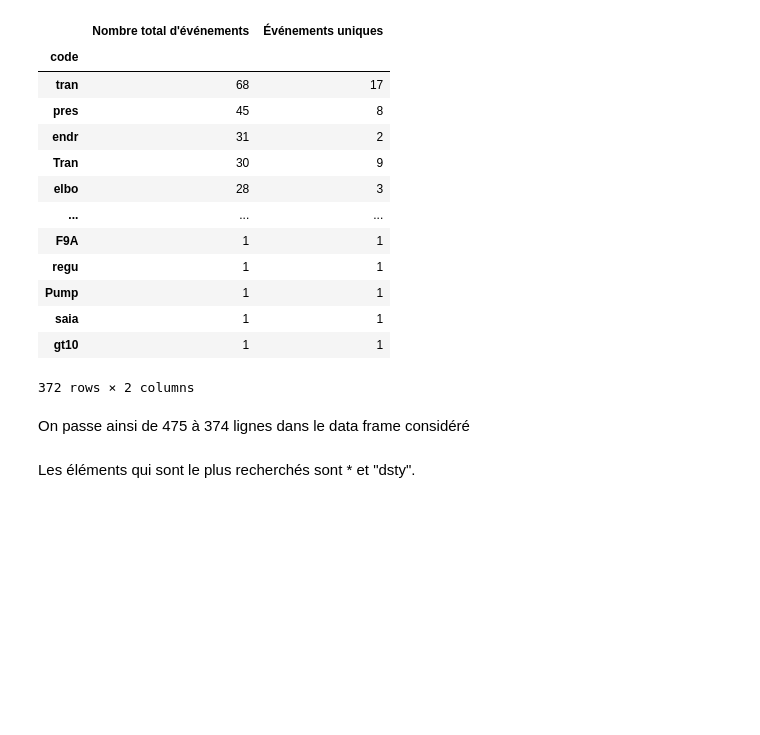
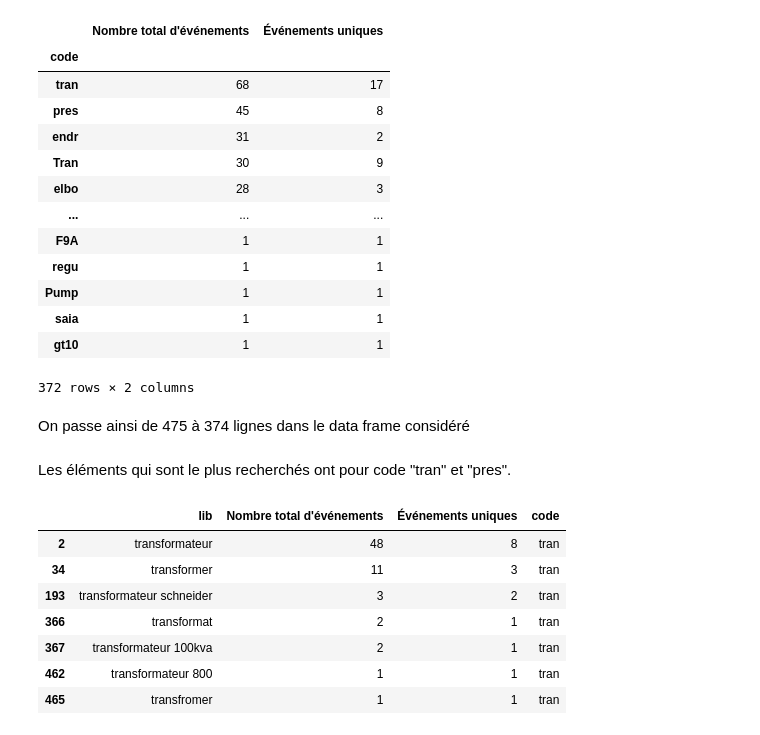
Before and after one commit to agatherosenzweig/Exercices-9_12, a Jupyter notebook: Exercices .ipynb, the cells around one changed output. Drawn from its saved outputs; the diff is of its cells as text; code cells hidden in the pictures; blank space fills up the shorter version.

```diff
--- a/Exercices .ipynb
+++ b/Exercices .ipynb
@@ -652,4 +664,15 @@ bdd
 # %% [markdown]
 On passe ainsi de 475 à 374 lignes dans le data frame considéré
 # %% [markdown]
-Les éléments qui sont le plus recherchés sont * et "dsty".
+Les éléments qui sont le plus recherchés ont pour code  "tran" et "pres".
+# %%
+bdd_1[bdd_1["code"] == "tran"]
+# %% [output]
+|  | lib | Nombre total d'événements | Événements uniques | code |
+| 2 | transformateur | 48 | 8 | tran |
+| 34 | transformer | 11 | 3 | tran |
+| 193 | transformateur schneider | 3 | 2 | tran |
+| 366 | transformat | 2 | 1 | tran |
+| 367 | transformateur 100kva | 2 | 1 | tran |
+| 462 | transformateur 800 | 1 | 1 | tran |
+| 465 | transfromer | 1 | 1 | tran |
```
Also changed, not shown: parts of 21 cells of this notebook.
